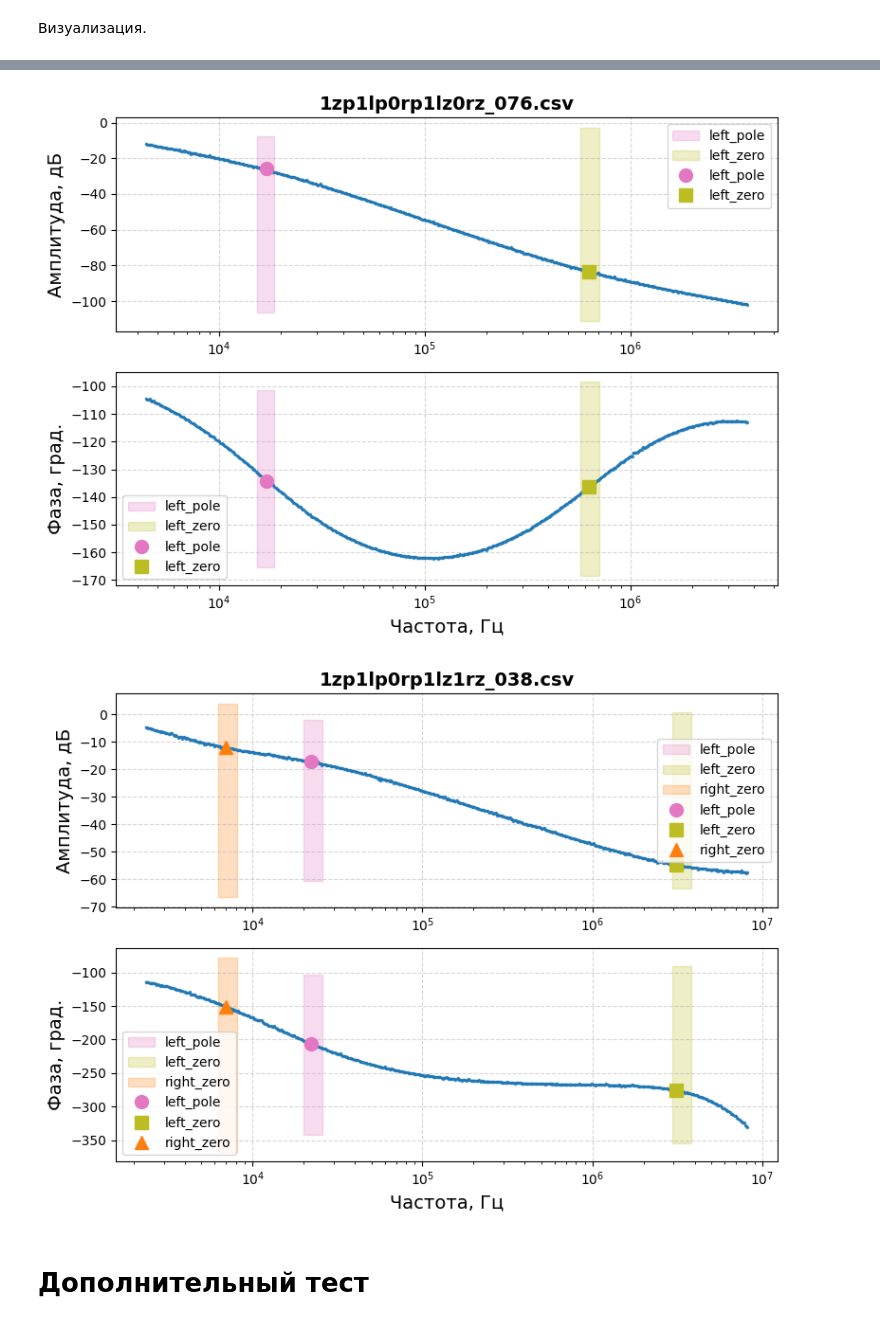
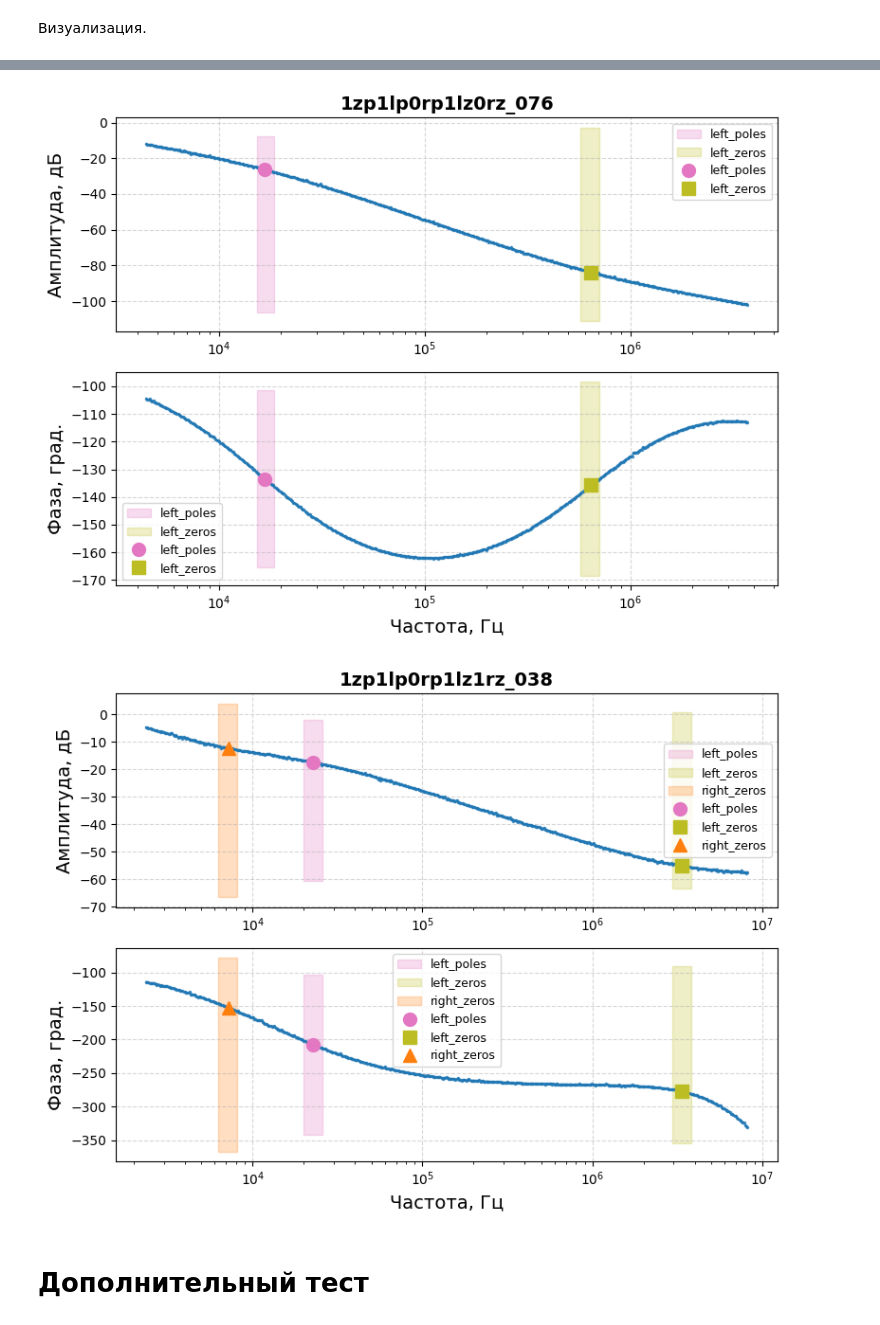
Before and after one commit to romangorbunov91/frequency-response-encoder, a Jupyter notebook: test_nb.ipynb, the cells around one changed output, grey strips where cells are left out. Drawn from its saved outputs; the diff is of its cells as text; code cells hidden in the pictures.

```diff
--- a/test_nb.ipynb
+++ b/test_nb.ipynb
@@ -81,9 +85,20 @@ if sample_file_name_list is None:
+# %%
+masks_path = sample_dir/ "test_masks.json"
+assert masks_path.exists(), f"Config not found: {masks_path}"
+with open(masks_path, "r") as f:
+    masks_full = json.load(f)
+masks_list = []
+for sample_file_name in sample_file_name_list:
+    masks_list.append(masks_full[sample_file_name])
+
+for masks in masks_list:
+    masks.pop('zero_poles')
 # %% [markdown]
 Чтение данных и инференс.
 # %%
 data_list = []
 for sample_file_name in sample_file_name_list:
-        data_list.append(np.loadtxt(sample_dir / sample_file_name, delimiter=',', skiprows=1).T)
+        data_list.append(np.loadtxt(sample_dir / (sample_file_name + ext), delimiter=',', skiprows=1).T)
 
 predictions_list = []
 for data in data_list:
@@ -96,7 +111,7 @@ for data in data_list:
 # %%
 PLOT_CONFIG = {
     'fontsize': 14,
-    'fontsize_legend': 10,
+    'fontsize_legend': 9,
     'fig_width': 8,
     'fig_height': 6,
     'markersize_data': 3,
@@ -119,10 +134,10 @@ PLOT_CONFIG = {
         }
     ],
     'masks': [
-        {'label': 'left_pole',  'color': '#e377c2', 'marker': 'o'},
-        {'label': 'right_pole', 'color': '#d62728', 'marker': 'p'},
-        {'label': 'left_zero',  'color': '#bcbd22', 'marker': 's'},
-        {'label': 'right_zero', 'color': '#ff7f0e', 'marker': '^'},
+        {'label': 'left_poles',  'color': '#e377c2', 'marker': 'o'},
+        {'label': 'right_poles', 'color': '#d62728', 'marker': 'p'},
+        {'label': 'left_zeros',  'color': '#bcbd22', 'marker': 's'},
+        {'label': 'right_zeros', 'color': '#ff7f0e', 'marker': '^'},
     ]
 }
 # %%
@@ -190,7 +205,7 @@ def plot_responses(
         # Mark masks.
         if masks is not None:
             for m_idx, m_cfg in enumerate(plot_config['masks']):
-                indices = masks[m_idx]
+                indices = masks[m_cfg['label']]
                 if len(indices) > 0:
                     has_mask = True
                     ax.plot(x_data[indices], y_data[indices],
@@ -228,13 +243,13 @@ freq_masks_list = [
     [[22e3], [], [3.1e6], [7e3]]
 ]
 
-for data, freq_masks, predictions, sample_file_name in zip(data_list, freq_masks_list, predictions_list, sample_file_name_list):
-    masks = freq_masks_to_mask(freq_masks=freq_masks, freq=data[0,:])
+for data, masks, predictions, sample_file_name in zip(data_list, masks_list, predictions_list, sample_file_name_list):
+    #masks = freq_masks_to_mask(freq_masks=freq_masks, freq=data[0,:])
     plot_responses(
         plot_config=PLOT_CONFIG,
         data=data,
         title=sample_file_name,
-        masks=masks,
-        regions=predictions
+        regions=predictions,
+        masks=masks
         )
 # %% [output]
@@ -244,5 +259,5 @@ for data, freq_masks, predictions, sample_file_name in zip(data_list, freq_masks
-[figure, old version]
+[figure, new version]
-[figure, old version]
+[figure, new version]
 # %% [markdown]
 # Дополнительный тест
 # %% [markdown]
```
Also changed, not shown: parts of 6 cells of this notebook, 2 other files.
